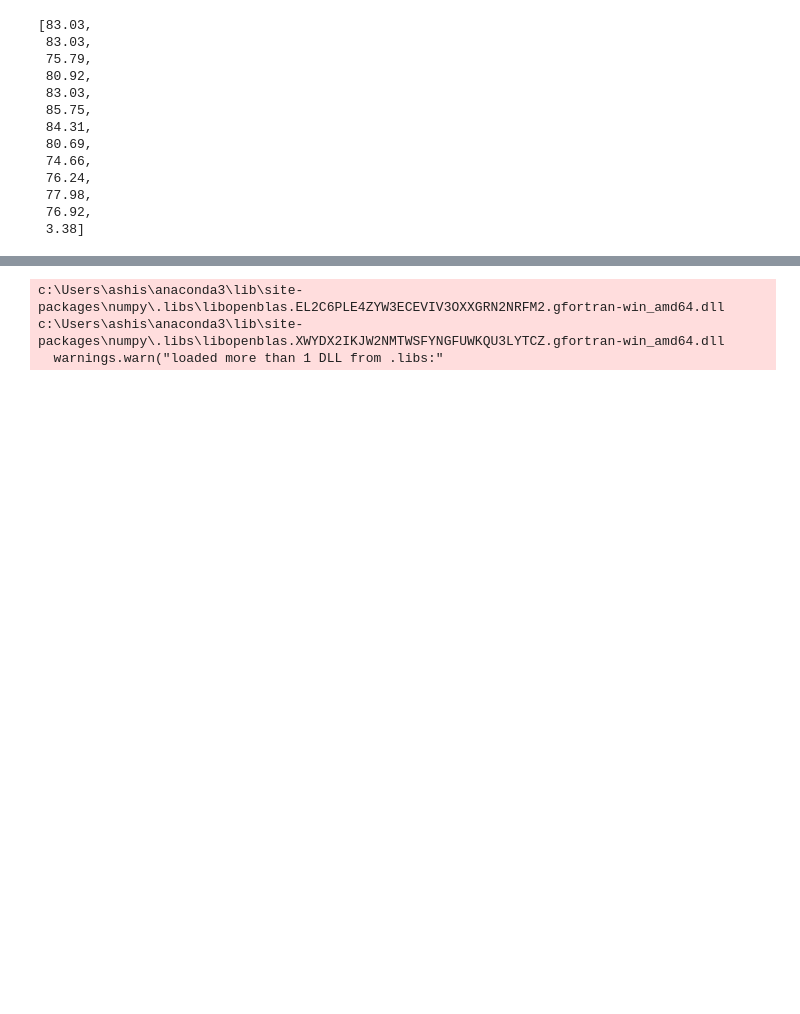
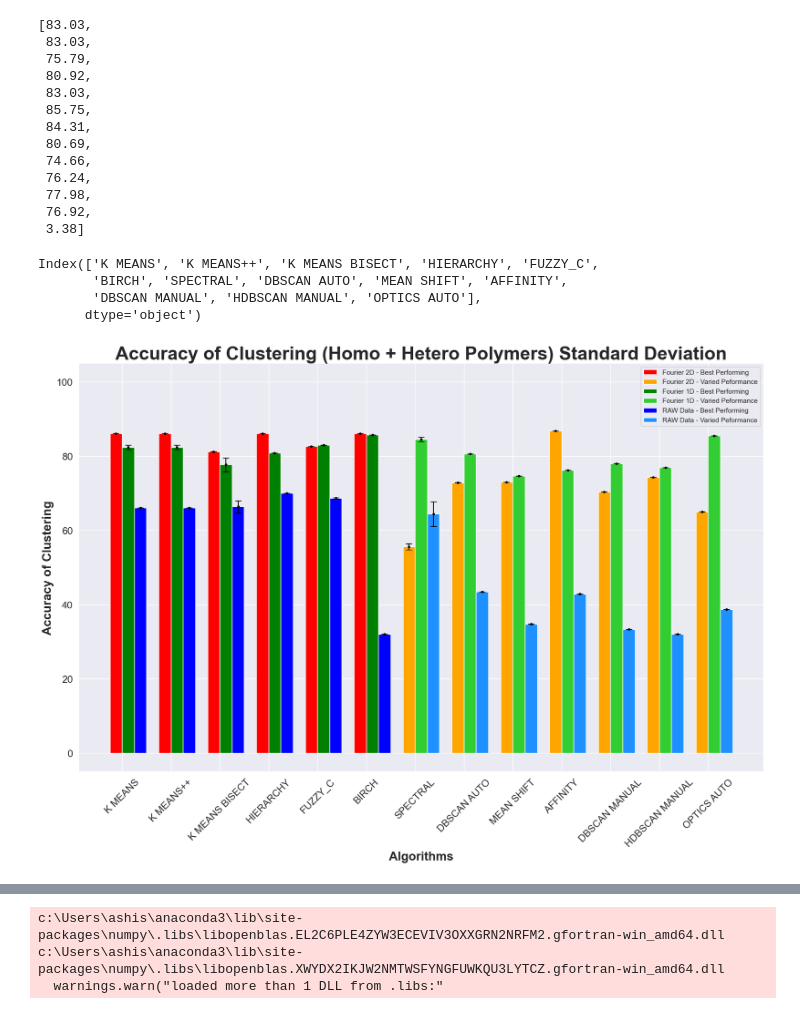
Before and after one commit to maddoxx02/MicroClust, a Jupyter notebook: ERROR_BAR_SIMULATOR_1d.ipynb, the cells around one changed output, grey strips where cells are left out. Drawn from its saved outputs; the diff is of its cells as text; code cells hidden in the pictures; blank space fills up the shorter version.

```diff
--- a/ERROR_BAR_SIMULATOR_1d.ipynb
+++ b/ERROR_BAR_SIMULATOR_1d.ipynb
@@ -470,3 +482,51 @@ STD_DG_1
  77.98,
  76.92,
  3.38]
+# %%
+STD.index
+# %% [output]
+Index(['K MEANS', 'K MEANS++', 'K MEANS BISECT', 'HIERARCHY', 'FUZZY_C',
+       'BIRCH', 'SPECTRAL', 'DBSCAN AUTO', 'MEAN SHIFT', 'AFFINITY',
+       'DBSCAN MANUAL', 'HDBSCAN MANUAL', 'OPTICS AUTO'],
+      dtype='object')
+# %%
+
+N = 13
+ind = np.arange(N)
+width = 0.25
+fig = plt.figure(figsize=(20, 12), dpi = 100) # Size & DPI of Plot
+
+xvals = DG_2
+bar1_s1 = plt.bar(ind[0:6], xvals[0:6], width, color = 'red')#yerr = STD_DG_2,
+bar1_e_s1 = plt.errorbar(ind[0:6], xvals[0:6],  yerr = STD_DG_2[0:6],fmt =".k", capsize=5,color = 'black',)
+bar1_s2 = plt.bar(ind[6:], xvals[6:], width, color = 'orange')#yerr = STD_DG_2,
+bar1_e_s2 = plt.errorbar(ind[6:], xvals[6:],  yerr = STD_DG_2[6:],fmt =".k", capsize=5,color = 'black',)
+
+
+yvals = DG_1
+bar2_s1 = plt.bar(ind[0:6]+width, yvals[0:6], width, color='green')
+bar2_e_s1 = plt.errorbar(ind[0:6]+width, yvals[0:6],  yerr = STD_DG_1[0:6],fmt =".k", capsize=5,color = 'black',)
+bar2_s2 = plt.bar(ind[6:]+width, yvals[6:], width, color='limegreen')
+bar2_e_s2 = plt.errorbar(ind[6:]+width, yvals[6:],  yerr = STD_DG_1[6:],fmt =".k", capsize=5,color = 'black',)
+
+
+zvals = DG_R
+bar3_s1 = plt.bar(ind[0:6]+width*2, zvals[0:6], width, color = 'blue')
+bar3_e_s1 = plt.errorbar(ind[0:6]+width*2, zvals[0:6],  yerr = STD_DG_R[0:6], fmt =".k",capsize=5, color = 'black',)
+bar3_s2 = plt.bar(ind[6:]+width*2, zvals[6:], width, color = 'dodgerblue')
+bar3_e_s2 = plt.errorbar(ind[6:]+width*2, zvals[6:],  yerr = STD_DG_R[6:], fmt =".k",capsize=5, color = 'black',)
+
+
+plt.xlabel("Algorithms", fontweight = 'bold', fontsize = 20)
+plt.ylabel("Accuracy of Clustering",fontweight='bold',fontsize = 20)
+plt.title("Accuracy of Clustering (Homo + Hetero Polymers) Standard Deviation",fontweight='bold',fontsize = 30)
+
+plt.xticks(ind + width/2, STD.index, rotation = 45, fontsize = 16)
+plt.yticks(fontsize = 16)
+
+plt.legend( (bar1_s1, bar1_s2, bar2_s1, bar2_s2, bar3_s1, bar3_s2), ('Fourier 2D - Best Performing','Fourier 2D - Varied Peformance', 'Fourier 1D - Best Performing','Fourier 1D - Varied Peformance', 'RAW Data - Best Performing','RAW Data - Varied Peformance') )
+plt.ylim(-5,105)
+plt.savefig("Accuracy Comparison_STD_DEV",bbox_inches='tight')
+plt.show()
+# %% [output]
+[figure, added]
```
Also changed, not shown: parts of 15 cells of this notebook, 6 other files.
